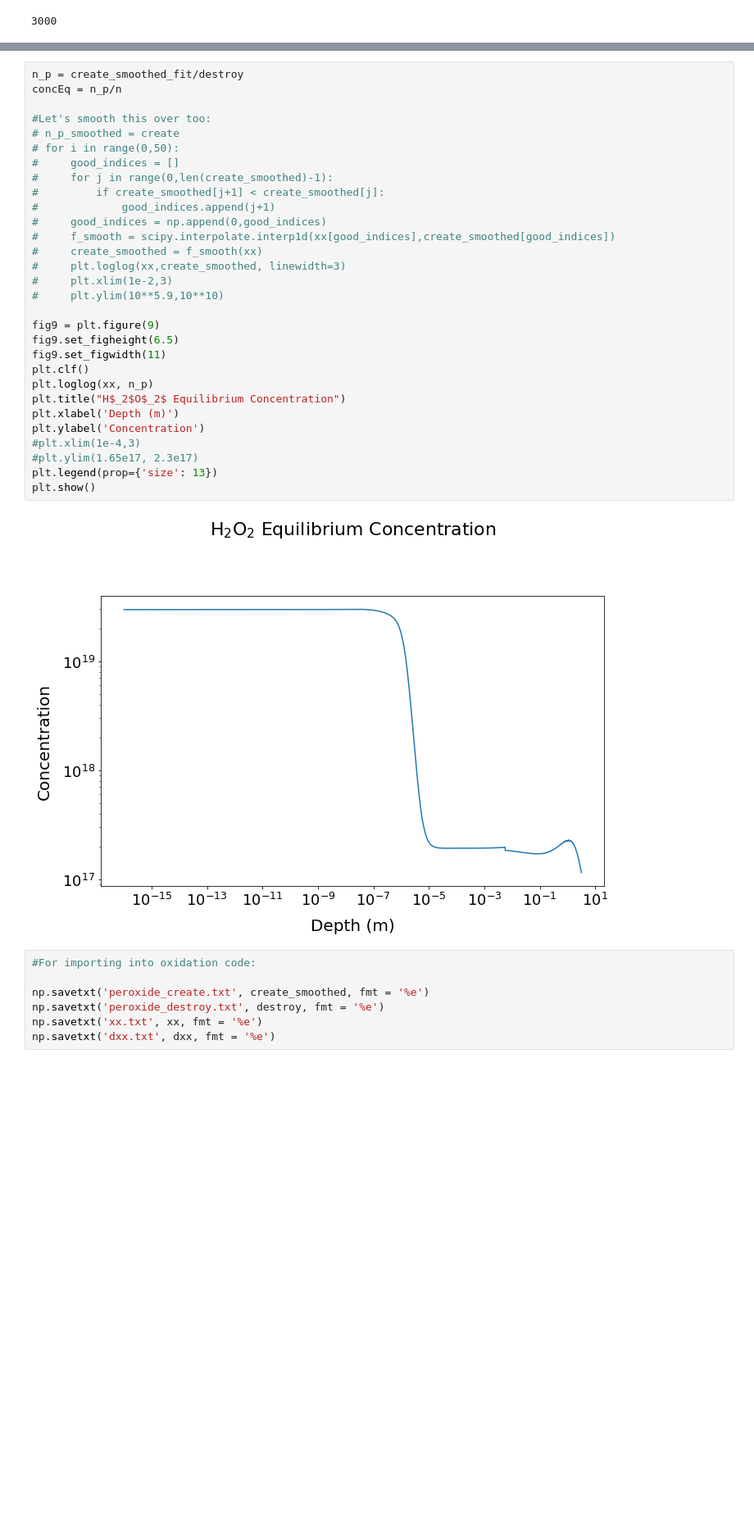
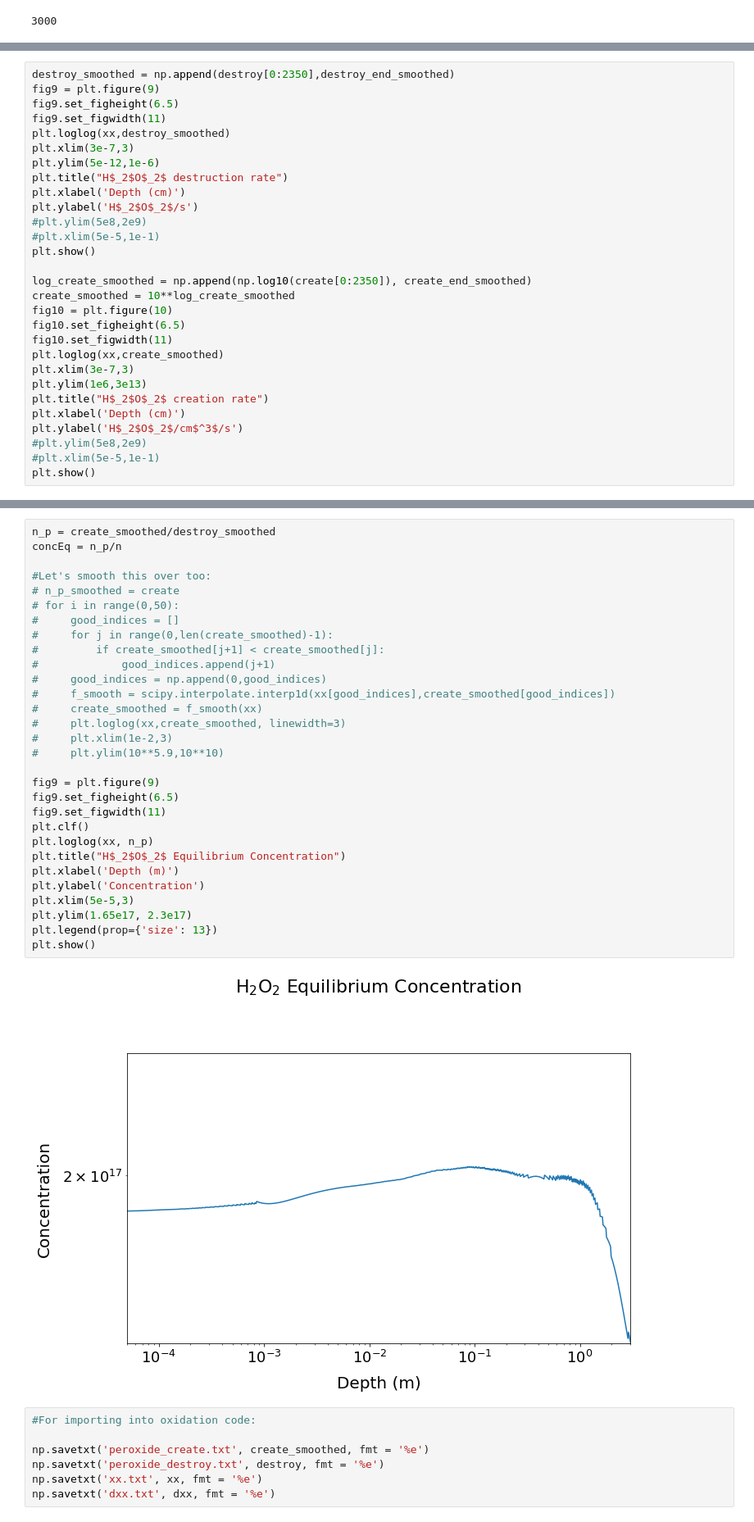
Before and after one commit to christineray26/Oxidants, a Jupyter notebook: Peroxide.ipynb, the cells around one changed output, grey strips where cells are left out. Shown at 82% size. Cells and saved outputs as stored; diff of their text form; blank space fills up the shorter version.

```diff
--- a/Peroxide.ipynb
+++ b/Peroxide.ipynb
@@ -512,0 +550,29 @@ print(np.log10(xx[2350]))
+# %%
+destroy_smoothed = np.append(destroy[0:2350],destroy_end_smoothed)
+fig9 = plt.figure(9)
+fig9.set_figheight(6.5)
+fig9.set_figwidth(11)
+plt.loglog(xx,destroy_smoothed)
+plt.xlim(3e-7,3)
+plt.ylim(5e-12,1e-6)
+plt.title("H$_2$O$_2$ destruction rate")
+plt.xlabel('Depth (cm)')
+plt.ylabel('H$_2$O$_2$/s')
+#plt.ylim(5e8,2e9)
+#plt.xlim(5e-5,1e-1)
+plt.show()
+
+log_create_smoothed = np.append(np.log10(create[0:2350]), create_end_smoothed)
+create_smoothed = 10**log_create_smoothed
+fig10 = plt.figure(10)
+fig10.set_figheight(6.5)
+fig10.set_figwidth(11)
+plt.loglog(xx,create_smoothed)
+plt.xlim(3e-7,3)
+plt.ylim(1e6,3e13)
+plt.title("H$_2$O$_2$ creation rate")
+plt.xlabel('Depth (cm)')
+plt.ylabel('H$_2$O$_2$/cm$^3$/s')
+#plt.ylim(5e8,2e9)
+#plt.xlim(5e-5,1e-1)
+plt.show()
@@ -513,35 +586,35 @@ print(np.log10(xx[2350]))
 # %%
-n_p = create_smoothed_fit/destroy
+n_p = create_smoothed/destroy_smoothed
 concEq = n_p/n
 
 #Let's smooth this over too:
 # n_p_smoothed = create
 # for i in range(0,50):
 #     good_indices = []
 #     for j in range(0,len(create_smoothed)-1):
 #         if create_smoothed[j+1] < create_smoothed[j]:
 #             good_indices.append(j+1)
 #     good_indices = np.append(0,good_indices)
 #     f_smooth = scipy.interpolate.interp1d(xx[good_indices],create_smoothed[good_indices])
 #     create_smoothed = f_smooth(xx)
 #     plt.loglog(xx,create_smoothed, linewidth=3)
 #     plt.xlim(1e-2,3)
 #     plt.ylim(10**5.9,10**10)
 
 fig9 = plt.figure(9)
 fig9.set_figheight(6.5)
 fig9.set_figwidth(11)
 plt.clf()
 plt.loglog(xx, n_p)
 plt.title("H$_2$O$_2$ Equilibrium Concentration")
 plt.xlabel('Depth (m)')
 plt.ylabel('Concentration')
-#plt.xlim(1e-4,3)
-#plt.ylim(1.65e17, 2.3e17)
+plt.xlim(5e-5,3)
+plt.ylim(1.65e17, 2.3e17)
 plt.legend(prop={'size': 13})
 plt.show()
 # %% [output]
-[figure, old version]
+[figure, new version]
 # %%
 #For importing into oxidation code:
 
```
Also changed, not shown: parts of 22 cells of this notebook, 7 other files.
